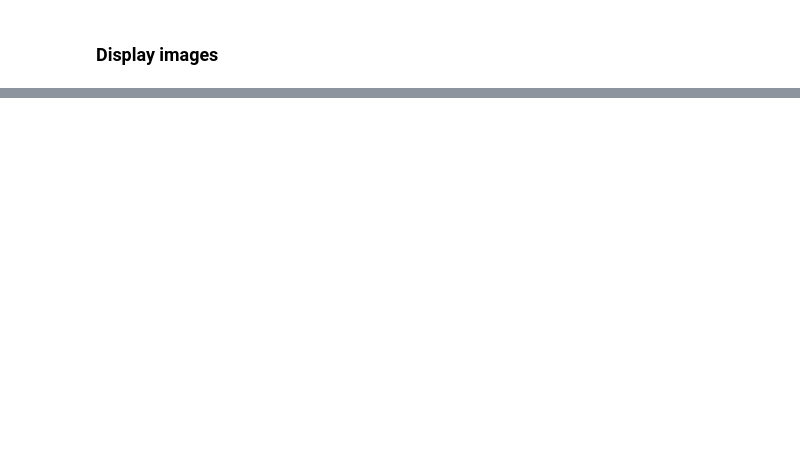
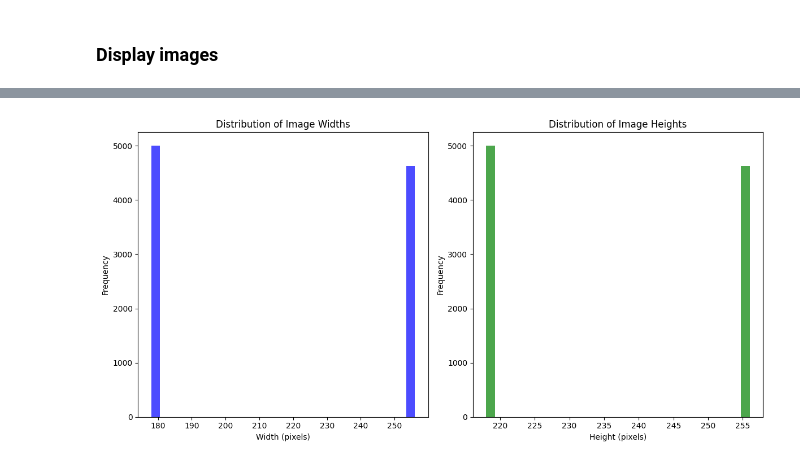
Before and after one commit to dona-eric/FaceSystemRecognition-DeepFake-, a Jupyter notebook: research/02_data_eda.ipynb, the cells around one changed output, grey strips where cells are left out. Saved outputs shown, nothing was run; the diff lists cells and outputs as text; code cells hidden in the pictures; blank space fills up the shorter version.

```diff
--- a/research/02_data_eda.ipynb
+++ b/research/02_data_eda.ipynb
@@ -101,0 +102,29 @@ display_images(df, n_samples=10)
+# %%
+## taille et pixel des images
+def image_size_distribution(image_paths: pd.DataFrame):
+    sizes = []
+    for index, row in image_paths.iterrows():
+        img = Image.open(row['image_path'])
+        sizes.append(img.size)  # (width, height)
+
+    sizes_df = pd.DataFrame(sizes, columns=['width', 'height'])
+
+    plt.figure(figsize=(12, 6))
+    plt.subplot(1, 2, 1)
+    plt.hist(sizes_df['width'], bins=30, color='blue', alpha=0.7)
+    plt.title('Distribution of Image Widths')
+    plt.xlabel('Width (pixels)')
+    plt.ylabel('Frequency')
+
+    plt.subplot(1, 2, 2)
+    plt.hist(sizes_df['height'], bins=30, color='green', alpha=0.7)
+    plt.title('Distribution of Image Heights')
+    plt.xlabel('Height (pixels)')
+    plt.ylabel('Frequency')
+
+    plt.tight_layout()
+    plt.show()
+# %%
+image_size_distribution(df)
+# %% [output]
+[figure, added]
```
Also changed, not shown: parts of 7 cells of this notebook.
